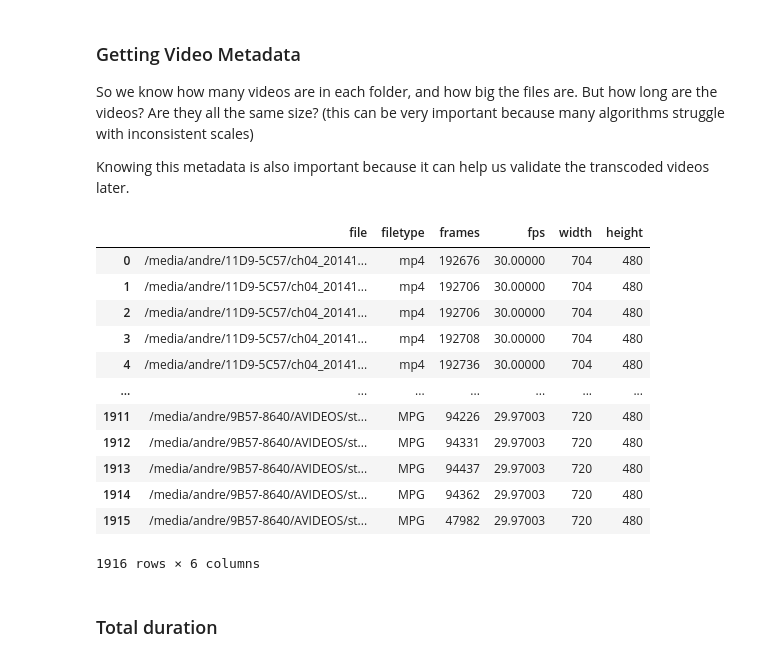
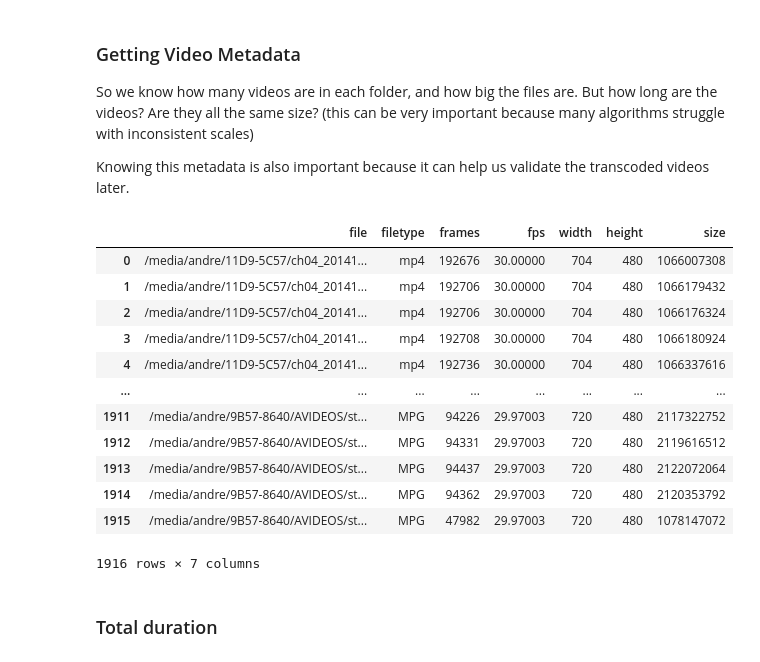
Before and after one commit to A-Telfer/preprocessing-behavior-videos, a Jupyter notebook: docs/transcoding-large-experiments.ipynb, the cells around one changed output. Saved outputs shown, nothing was run; the diff lists cells and outputs as text; code cells hidden in the pictures.

```diff
--- a/docs/transcoding-large-experiments.ipynb
+++ b/docs/transcoding-large-experiments.ipynb
@@ -245,37 +245,38 @@ Knowing this metadata is also important because it can help us validate the tran
 # %%
 import pandas as pd
 import cv2
 from tqdm import tqdm
 
 metadata = []
 for video in tqdm(all_videos):
     cap = cv2.VideoCapture(str(video))
     _metadata = {
         'file': video,
         'filetype': video.parts[-1].split('.')[-1],
         'frames': int(cap.get(cv2.CAP_PROP_FRAME_COUNT)),
         'fps': float(cap.get(cv2.CAP_PROP_FPS)),
         'width': int(cap.get(cv2.CAP_PROP_FRAME_WIDTH)),
-        'height': int(cap.get(cv2.CAP_PROP_FRAME_HEIGHT))
+        'height': int(cap.get(cv2.CAP_PROP_FRAME_HEIGHT)),
+        'size': video.stat().st_size
     }
     metadata.append(_metadata)
 
 metadata_df = pd.DataFrame(metadata)
 metadata_df
 # %% [output]
-|  | file | filetype | frames | fps | width | height |
-| 0 | /media/andre/11D9-5C57/ch04_20141... | mp4 | 192676 | 30.00000 | 704 | 480 |
-| 1 | /media/andre/11D9-5C57/ch04_20141... | mp4 | 192706 | 30.00000 | 704 | 480 |
-| 2 | /media/andre/11D9-5C57/ch04_20141... | mp4 | 192706 | 30.00000 | 704 | 480 |
-| 3 | /media/andre/11D9-5C57/ch04_20141... | mp4 | 192708 | 30.00000 | 704 | 480 |
-| 4 | /media/andre/11D9-5C57/ch04_20141... | mp4 | 192736 | 30.00000 | 704 | 480 |
-| ... | ... | ... | ... | ... | ... | ... |
-| 1911 | /media/andre/9B57-8640/AVIDEOS/st... | MPG | 94226 | 29.97003 | 720 | 480 |
-| 1912 | /media/andre/9B57-8640/AVIDEOS/st... | MPG | 94331 | 29.97003 | 720 | 480 |
-| 1913 | /media/andre/9B57-8640/AVIDEOS/st... | MPG | 94437 | 29.97003 | 720 | 480 |
-| 1914 | /media/andre/9B57-8640/AVIDEOS/st... | MPG | 94362 | 29.97003 | 720 | 480 |
-| 1915 | /media/andre/9B57-8640/AVIDEOS/st... | MPG | 47982 | 29.97003 | 720 | 480 |
+|  | file | filetype | frames | fps | width | height | size |
+| 0 | /media/andre/11D9-5C57/ch04_20141... | mp4 | 192676 | 30.00000 | 704 | 480 | 1066007308 |
+| 1 | /media/andre/11D9-5C57/ch04_20141... | mp4 | 192706 | 30.00000 | 704 | 480 | 1066179432 |
+| 2 | /media/andre/11D9-5C57/ch04_20141... | mp4 | 192706 | 30.00000 | 704 | 480 | 1066176324 |
+| 3 | /media/andre/11D9-5C57/ch04_20141... | mp4 | 192708 | 30.00000 | 704 | 480 | 1066180924 |
+| 4 | /media/andre/11D9-5C57/ch04_20141... | mp4 | 192736 | 30.00000 | 704 | 480 | 1066337616 |
+| ... | ... | ... | ... | ... | ... | ... | ... |
+| 1911 | /media/andre/9B57-8640/AVIDEOS/st... | MPG | 94226 | 29.97003 | 720 | 480 | 2117322752 |
+| 1912 | /media/andre/9B57-8640/AVIDEOS/st... | MPG | 94331 | 29.97003 | 720 | 480 | 2119616512 |
+| 1913 | /media/andre/9B57-8640/AVIDEOS/st... | MPG | 94437 | 29.97003 | 720 | 480 | 2122072064 |
+| 1914 | /media/andre/9B57-8640/AVIDEOS/st... | MPG | 94362 | 29.97003 | 720 | 480 | 2120353792 |
+| 1915 | /media/andre/9B57-8640/AVIDEOS/st... | MPG | 47982 | 29.97003 | 720 | 480 | 1078147072 |
-1916 rows × 6 columns
+1916 rows × 7 columns
 # %% [markdown]
 ### Total duration
 # %%
```
Also changed, not shown: parts of 19 cells of this notebook, 17 other files.
